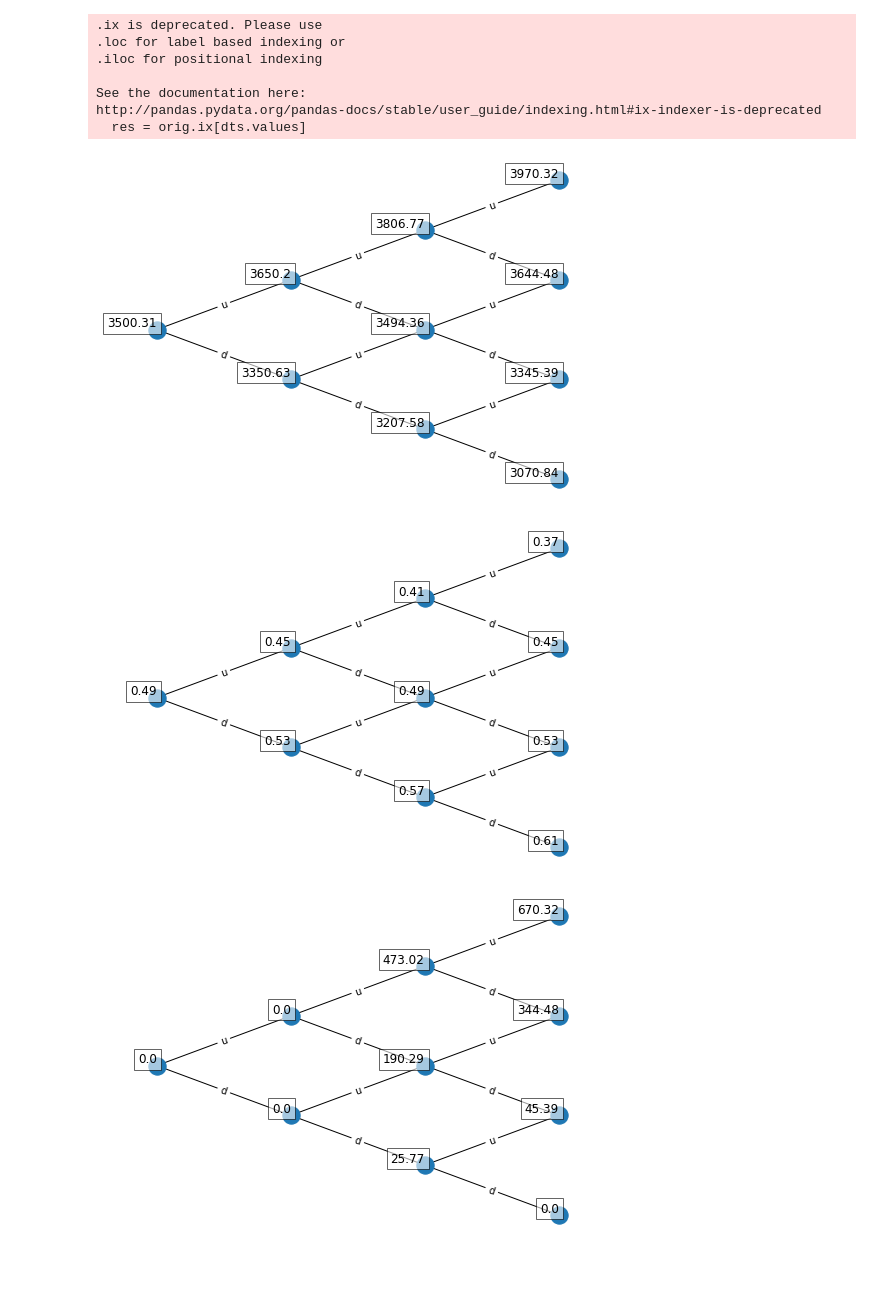
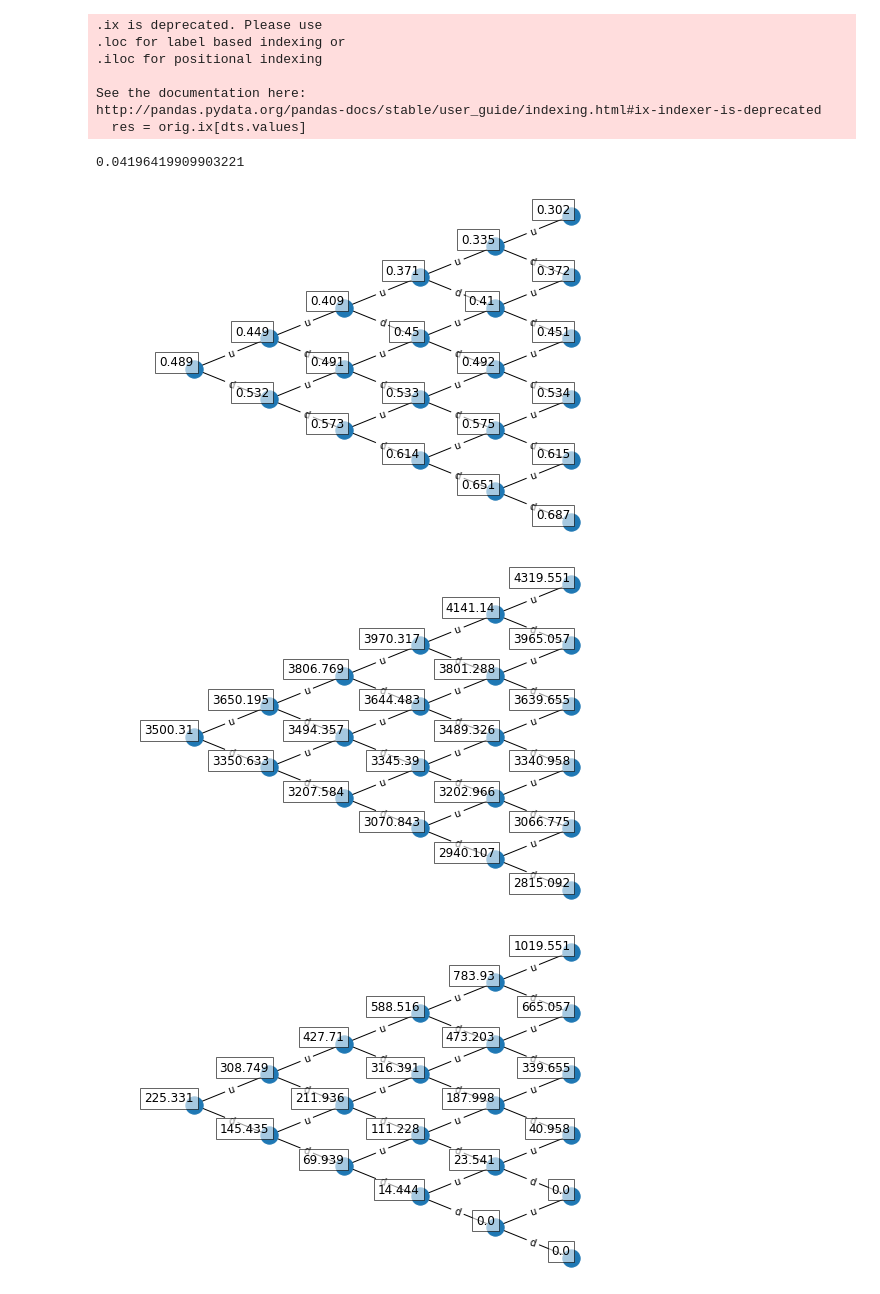
Before and after one commit to LuukOudshoorn25/SPFDM1, a Jupyter notebook: SPFDM 1.ipynb, the cells around one changed output. Drawn from its saved outputs; the diff is of its cells as text; code cells hidden in the pictures.

Commit message:
Fixed option tree

```diff
--- a/SPFDM 1.ipynb
+++ b/SPFDM 1.ipynb
@@ -416,11 +416,11 @@ class BinomialTree():
 
 
         # Consider i up moves and j down moves
-        for i in range(self.N+1):
-            for j in range(self.N+1):
+        for i in np.arange(self.N-1,-1,-1):
+            for j in np.arange(self.N-1,-1,-1):
                 if i+j < self.N:
                     p_up = self.prob_p(log_pricetree[j,i+j])
-                    discount = np.exp(-(i+j)*self.rf)
+                    discount = np.exp(-dt*self.rf)
                     option[j,i+j] = discount*(p_up*option[j,i+j+1] + (1-p_up)*option[j+1,i+j+1])
 
         self.price_tree = price_tree
@@ -450,7 +450,7 @@ class BinomialTree():
 
         dict_ = {}
         for node in G.nodes:
-            dict_[node] = 0*' '+np.round(data[node[1]-1,node[0]],2).astype(str)
+            dict_[node] = 0*' '+np.round(data[node[1]-1,node[0]],3).astype(str)
         labels=nx.draw_networkx_labels(G,pos=posG,labels=dict_, ax=ax,verticalalignment='bottom',
                                        horizontalalignment='right',bbox=dict(facecolor='w',alpha=.6))
         dict_ = {}
@@ -460,18 +460,22 @@ class BinomialTree():
         labels=nx.draw_networkx_edge_labels(G,pos=posG,edge_labels=dict_, ax=ax)
 
 
-        plt.xlim(-0.4,n+0.2)
-        plt.ylim(-0.4,6.4)
+        plt.xlim(-0.4-(n+3)/10,n+0.2)
+        plt.ylim(-0.4,6.4*n/3)
         plt.tight_layout()
         if filename is not '':
             plt.savefig(filename,dpi=500,bbox_inches='tight')
         return
+# %%
+np.log(3650/3500)
+# %% [output]
+0.04196419909903221
 # %%
-FirstBinomialTree = BinomialTree(3,3,startingprice,sigma,0.005,3300,call_put='call')
+FirstBinomialTree = BinomialTree(5,5,startingprice,sigma,0.0,3300,call_put='call')
+FirstBinomialTree.plot_graph(FirstBinomialTree.probup)
 FirstBinomialTree.plot_graph(FirstBinomialTree.price_tree)
-FirstBinomialTree.plot_graph(FirstBinomialTree.probup)
 FirstBinomialTree.plot_graph(FirstBinomialTree.option_tree)
 # %% [output]
-[figure, old version]
+[figure, new version]
-[figure, old version]
+[figure, new version]
-[figure, old version]
+[figure, new version]
```
Also changed, not shown: parts of 2 cells of this notebook.
